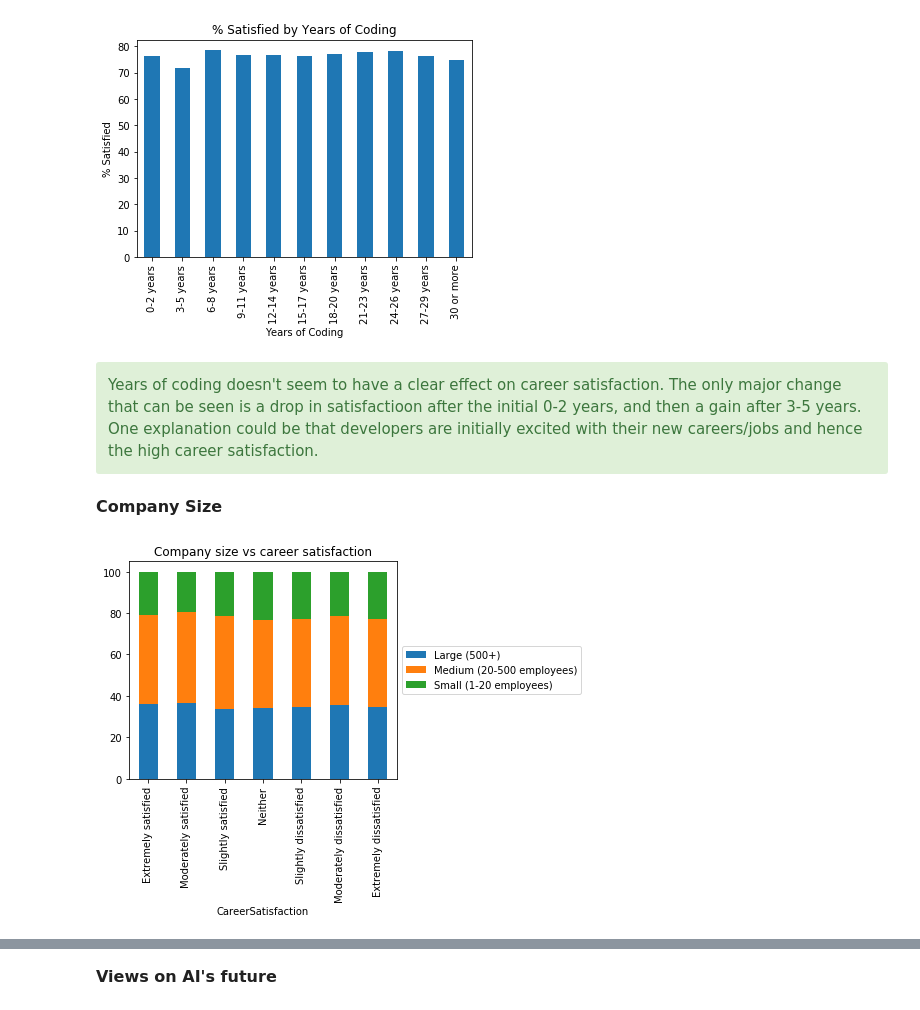
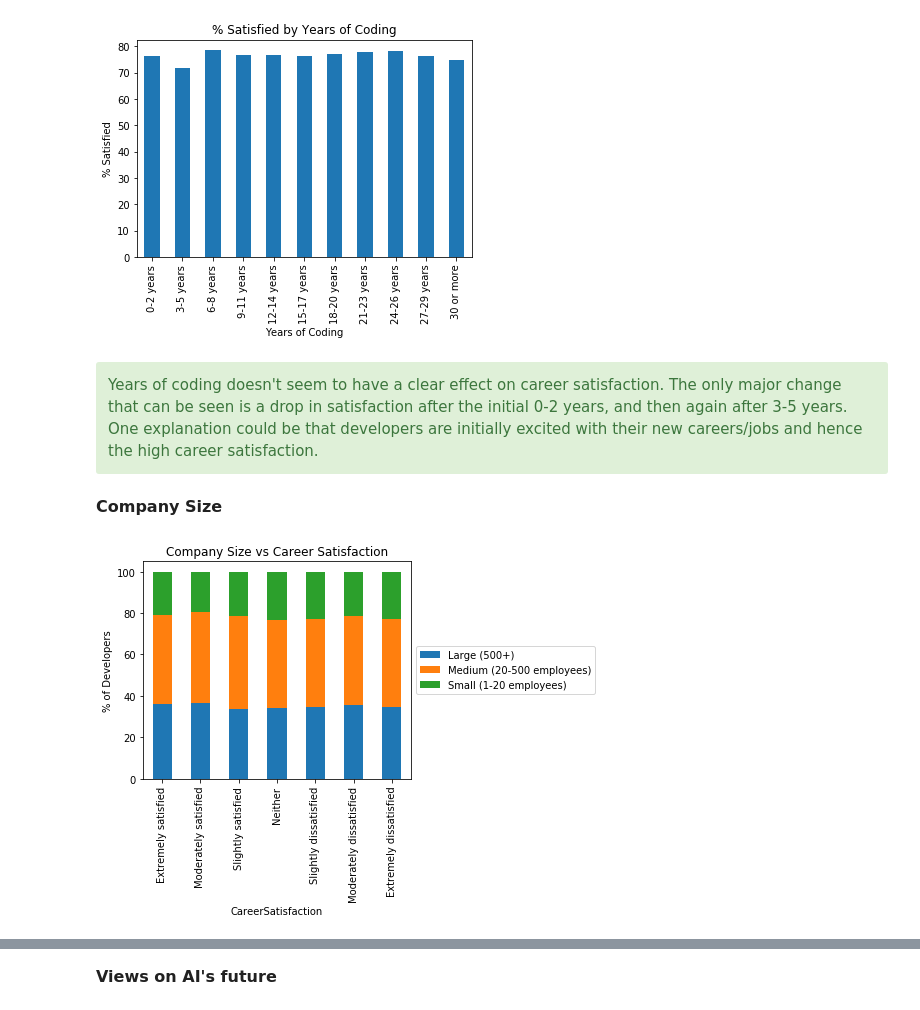
Before and after one commit to nitishvj/Capstone-1-Developers-Survey-Analysis, a Jupyter notebook: Capstone 1.ipynb, the cells around one changed output, grey strips where cells are left out. Drawn from its saved outputs; the diff is of its cells as text; code cells hidden in the pictures.

```diff
--- a/Capstone 1.ipynb
+++ b/Capstone 1.ipynb
@@ -754,30 +840,25 @@ fig.set_xticklabels(['0-2 years','3-5 years','6-8 years','9-11 years','12-14 yea
 [figure]
 # %% [markdown]
 <div class="span5 alert alert-success">
-Years of coding doesn't seem to have a clear effect on career satisfaction. The only major change that can be seen is a drop in satisfactioon after the initial 0-2 years, and then a gain after 3-5 years. One explanation could be that developers are initially excited with their new careers/jobs and hence the high career satisfaction.
+Years of coding doesn't seem to have a clear effect on career satisfaction. The only major change that can be seen is a drop in satisfaction after the initial 0-2 years, and then again after 3-5 years. One explanation could be that developers are initially excited with their new careers/jobs and hence the high career satisfaction.</div>
 # %% [markdown]
 <font size="3"><b>Company Size</b>
 # %%
 df_comp =clean_df.groupby(['CompanySize','CareerSatisfaction'])['CompanySize'].count().unstack('CareerSatisfaction').fillna(0)
 order = ['Extremely satisfied','Moderately satisfied','Slightly satisfied','Neither satisfied nor dissatisfied','Slightly dissatisfied', 'Moderately dissatisfied','Extremely dissatisfied']
 xtixks_car_sat = ['Extremely satisfied','Moderately satisfied','Slightly satisfied','Neither','Slightly dissatisfied', 'Moderately dissatisfied','Extremely dissatisfied']
 df_comp=df_comp[order]
 df_comp1=df_comp.copy()
 df_comp = df_comp.T
 df_comp['Total'] = df_comp.sum(axis=1);#['10,000 or more employees', '10 to 19 employees','100 to 499 employees', '1,000 to 4,999 employees','20 to 99 employees', '500 to 999 employees','5,000 to 9,999 employees', 'Fewer than 10 employees'].sum(axis=1)
 df_comp['Large (500+)'] = (df_comp['10,000 or more employees']+df_comp['1,000 to 4,999 employees']+ df_comp['5,000 to 9,999 employees']+ df_comp['500 to 999 employees'])*100/(df_comp['Total'])
 #df_comp['Medium (500-10,000 employees)'] = (df_comp['1,000 to 4,999 employees']+ df_comp['5,000 to 9,999 employees']+ df_comp['500 to 999 employees']*100)/df_comp['Total']
 df_comp['Medium (20-500 employees)'] = (df_comp['100 to 499 employees']+df_comp['20 to 99 employees'])*100/df_comp['Total']
 df_comp['Small (1-20 employees)']=100-df_comp['Large (500+)']-df_comp['Medium (20-500 employees)']
-
 df_comp.rename(index=dict_car_sat,inplace=True)
 fig = df_comp[['Large (500+)','Medium (20-500 employees)','Small (1-20 employees)']].plot(kind='bar',stacked=True);
-#** error bars
-#plt.errorbar(x,y,yerr=c, linestyle="None")
-box = fig.get_position()
+box = fig.get_position();plt.ylabel('% of Developers')
 fig.set_position([box.x0, box.y0, box.width * 0.8, box.height]);
-fig.legend(loc='center left', bbox_to_anchor=(1, 0.5));
-plt.xticks=xtixks_car_sat
-plt.title('Company size vs career satisfaction');
+fig.legend(loc='center left', bbox_to_anchor=(1, 0.5));plt.xticks=xtixks_car_sat;plt.title('Company Size vs Career Satisfaction');
 # %% [output]
-[figure, old version]
+[figure, new version]
```
Also changed, not shown: parts of 141 cells of this notebook.
